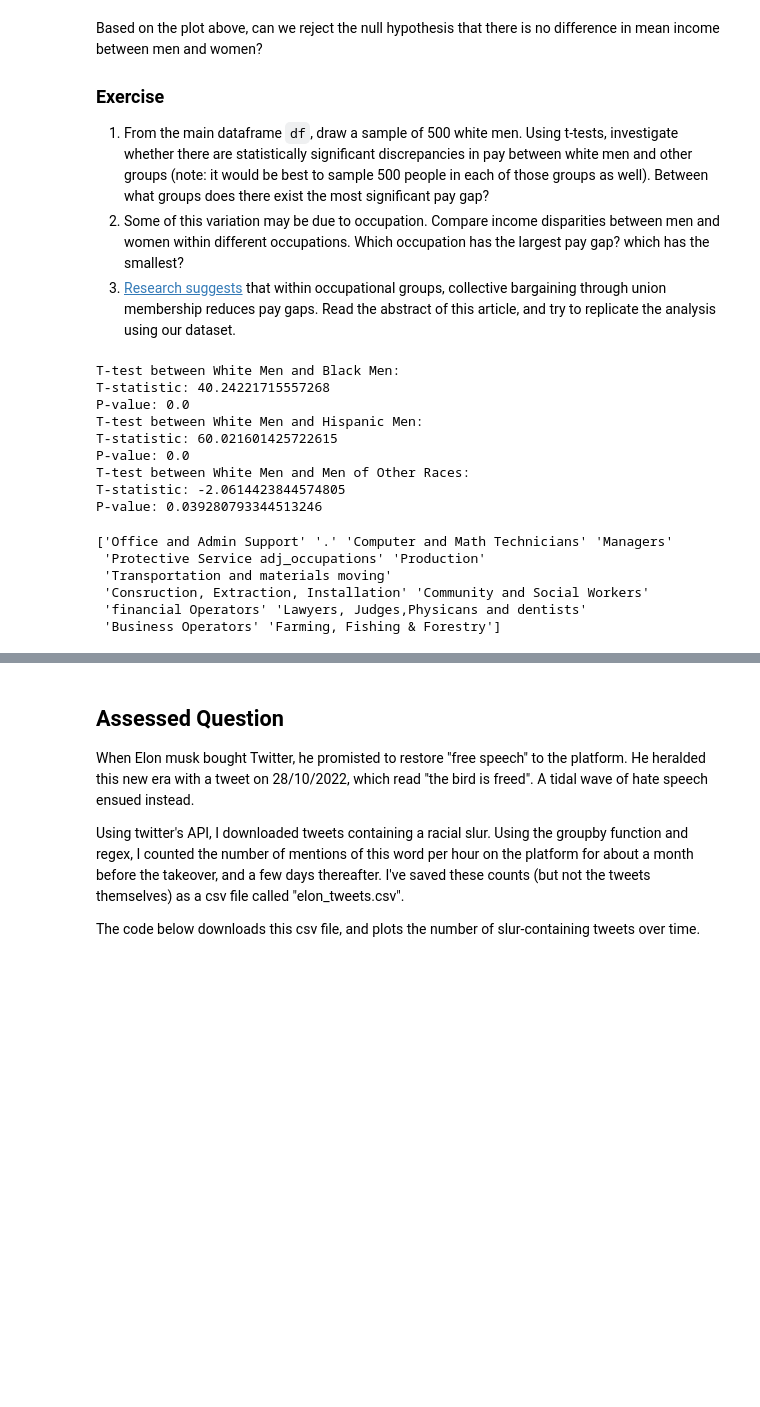
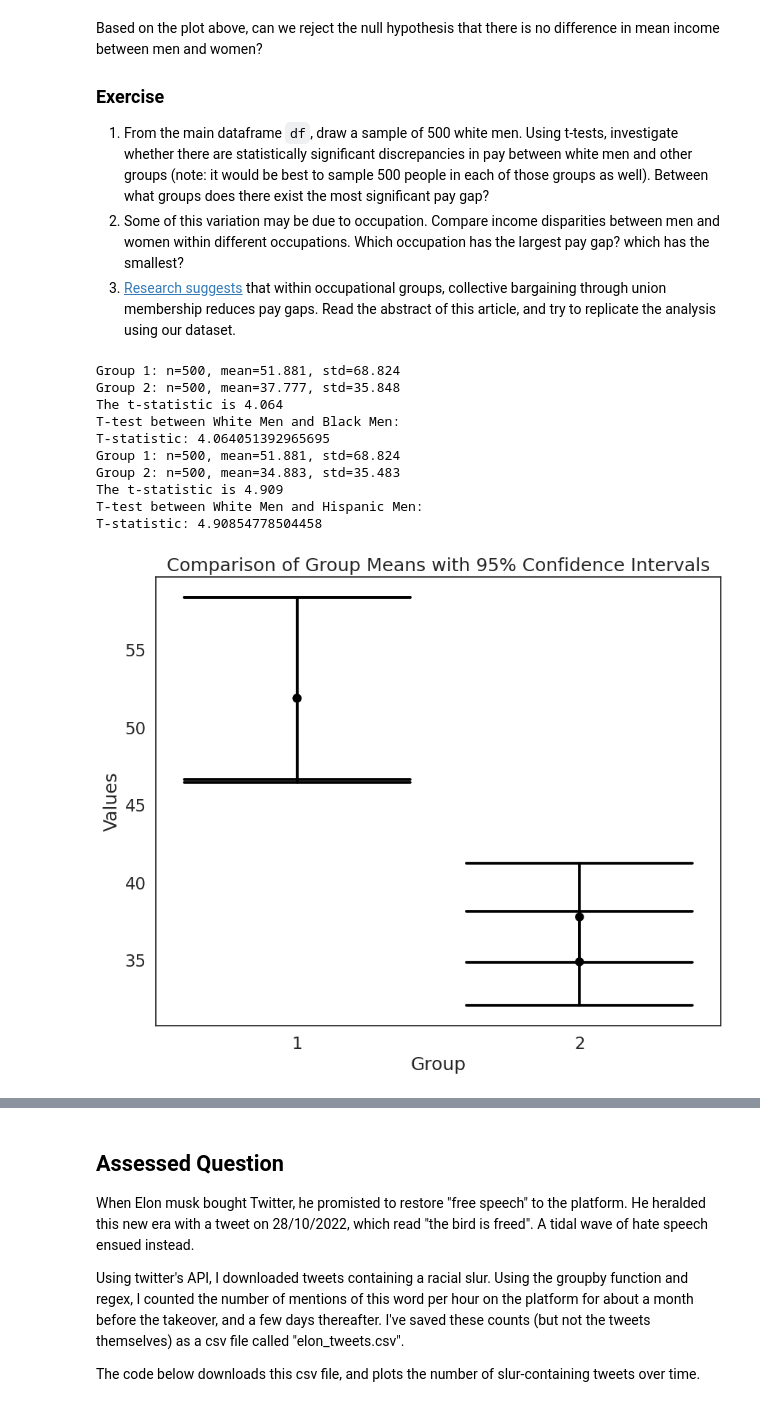
Before and after one commit to lulifukukawa/QM2, a Jupyter notebook: notebooks/W07. Hypothesis Testing.ipynb, the cells around one changed output, grey strips where cells are left out. Cells and saved outputs as stored; diff of their text form; code cells hidden in the pictures; blank space fills up the shorter version.

```diff
--- a/notebooks/W07. Hypothesis Testing.ipynb
+++ b/notebooks/W07. Hypothesis Testing.ipynb
@@ -294,34 +292,37 @@ Based on the plot above, can we reject the null hypothesis that there is no diff
 3. [Research suggests](https://journals.sagepub.com/doi/abs/10.1177/0730888401028004005) that within occupational groups, collective bargaining through union membership reduces pay gaps. Read the abstract of this article, and try to replicate the analysis using our dataset.
 # %%
 import pandas as pd
-from scipy.stats import ttest_ind
 df=pd.read_csv('./data/wk7/cps.csv')
 df['income']=df['incwage']/1000
 white_men=df[(df['race']==1)&(df['sex']==1)]
-sample=white_men.sample(500)
+white_men_sample=white_men.sample(500)
+
 black_men=df[(df['race']==2)&(df['sex']==1)]
-sample=black_men.sample(500)
+black_men_sample=black_men.sample(500)
+
 hispanic_men=df[(df['race']==3)&(df['sex']==1)]
-sample=hispanic_men.sample(500)
+hispanic_men_sample=hispanic_men.sample(500)
+
 other_men=df[(df['race']==4)&(df['sex']==1)]
-sample=other_men.sample(500)
+other_men_sample=other_men.sample(500)
 
 def conduct_ttest(group1, group2, group1_name, group2_name):
-    t_statistic, p_value = ttest_ind(group1['income'], group2['income'], equal_var=False)
-    print(f"T-test between {group1_name} and {group2_name}:")
-    print(f"T-statistic: {t_statistic}")
-    print(f"P-value: {p_value}")
+  t_statistic = manual_ttest(group1['income'], group2['income'],True)
+  print(f"T-test between {group1_name} and {group2_name}:")
+  print(f"T-statistic: {t_statistic}")
 
-conduct_ttest(white_men, black_men, 'White Men', 'Black Men')
-conduct_ttest(white_men, hispanic_men, 'White Men', 'Hispanic Men')
-conduct_ttest(white_men, other_men, 'White Men', 'Men of Other Races')
+conduct_ttest(white_men_sample, black_men_sample, 'White Men', 'Black Men')
+conduct_ttest(white_men_sample, hispanic_men_sample, 'White Men', 'Hispanic Men')
+conduct_ttest(white_men_sample, other_men_sample, 'White Men', 'Men of Other Races')
 # %% [output]
+Group 1: n=500, mean=51.881, std=68.824
+Group 2: n=500, mean=37.777, std=35.848
+The t-statistic is 4.064
 T-test between White Men and Black Men:
-T-statistic: 40.24221715557268
-P-value: 0.0
+T-statistic: 4.064051392965695
+Group 1: n=500, mean=51.881, std=68.824
+Group 2: n=500, mean=34.883, std=35.483
+The t-statistic is 4.909
 T-test between White Men and Hispanic Men:
-T-statistic: 60.021601425722615
-P-value: 0.0
-T-test between White Men and Men of Other Races:
-T-statistic: -2.0614423844574805
-P-value: 0.039280793344513246
+T-statistic: 4.90854778504458
+[figure, added]
@@ -348,18 +328,0 @@ for column in df_encoded.columns[df_encoded.columns.str.startswith('occupation')
-# %%
-import pandas as pd
-
-# Load the CSV file into a DataFrame
-df = pd.read_csv("https://storage.googleapis.com/qm2/wk7/cps.csv")
-
-# Check unique values in the "occupation" column
-unique_occupations = df['occupation'].unique()
-
-# Print or inspect the unique values
-print(unique_occupations)
-# %% [output]
-['Office and Admin Support' '.' 'Computer and Math Technicians' 'Managers'
- 'Protective Service adj_occupations' 'Production'
- 'Transportation and materials moving'
- 'Consruction, Extraction, Installation' 'Community and Social Workers'
- 'financial Operators' 'Lawyers, Judges,Physicans and dentists'
- 'Business Operators' 'Farming, Fishing & Forestry']
```
Also changed, not shown: parts of 13 cells of this notebook.
